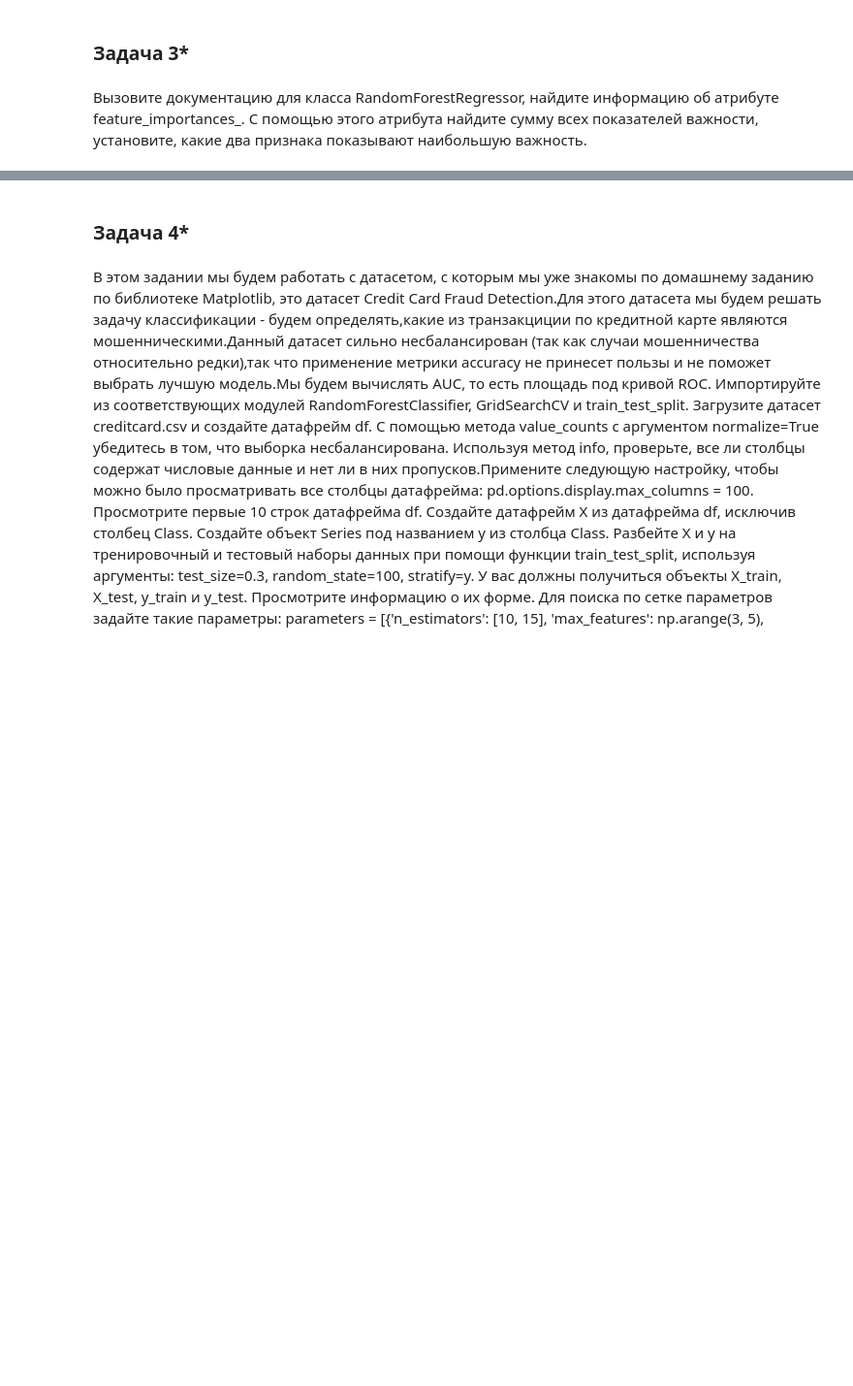
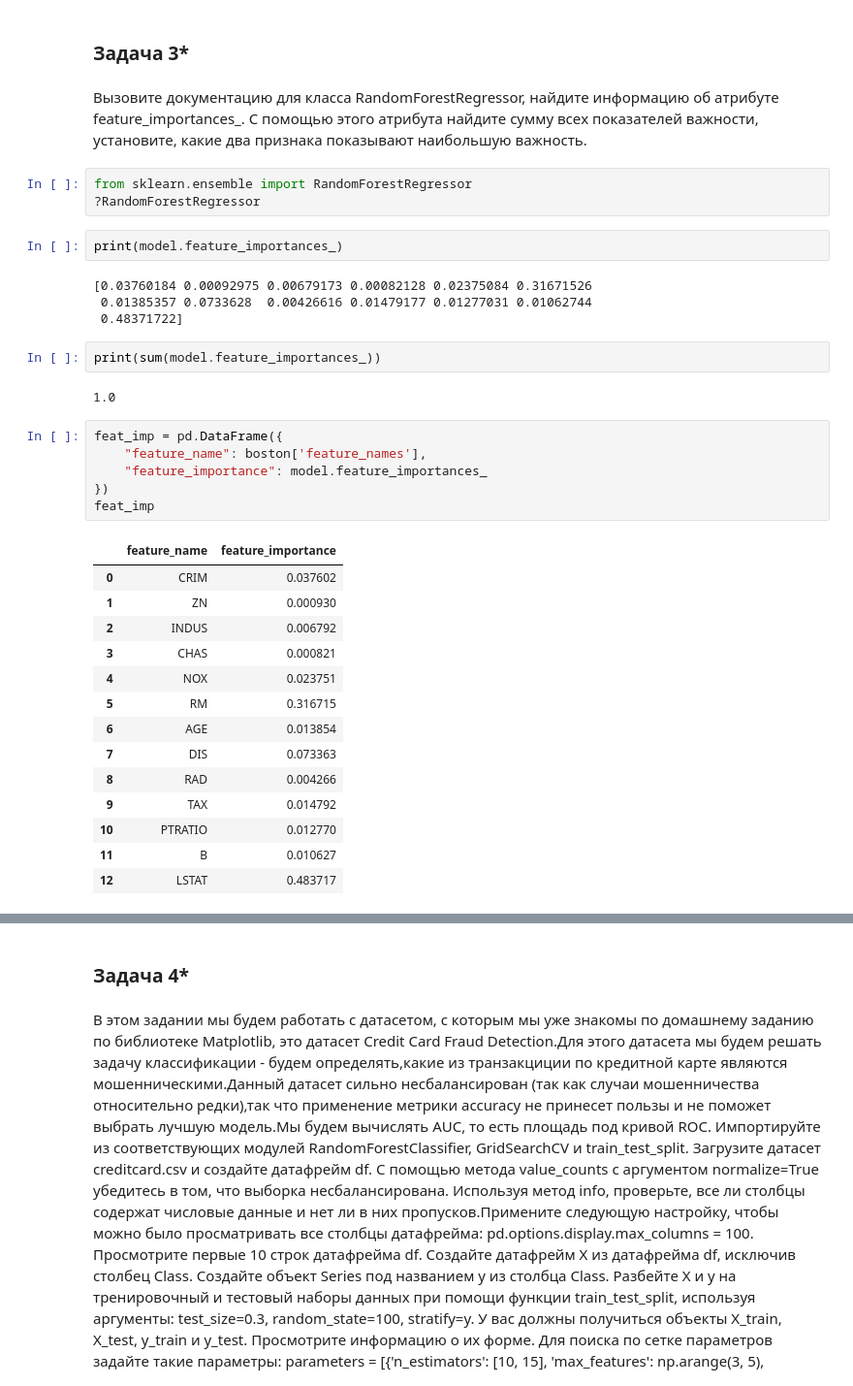
Before and after one commit to vit050587/Python-for-Data-Science, a Jupyter notebook: Python_Lib.ipynb, the cells around one changed output, grey strips where cells are left out. Shown at 97% size. Cells and saved outputs as stored; diff of their text form; blank space fills up the shorter version.

```diff
--- a/Python_Lib.ipynb
+++ b/Python_Lib.ipynb
@@ -1013,3 +1013,37 @@ True
 найдите информацию об атрибуте feature_importances_.
 С помощью этого атрибута найдите сумму всех показателей важности,
 установите, какие два признака показывают наибольшую важность.
+# %%
+from sklearn.ensemble import RandomForestRegressor
+?RandomForestRegressor
+# %%
+print(model.feature_importances_)
+# %% [output]
+[0.03760184 0.00092975 0.00679173 0.00082128 0.02375084 0.31671526
+ 0.01385357 0.0733628  0.00426616 0.01479177 0.01277031 0.01062744
+ 0.48371722]
+# %%
+print(sum(model.feature_importances_))
+# %% [output]
+1.0
+# %%
+feat_imp = pd.DataFrame({
+    "feature_name": boston['feature_names'],
+    "feature_importance": model.feature_importances_
+})
+feat_imp
+# %% [output]
+|  | feature_name | feature_importance |
+| 0 | CRIM | 0.037602 |
+| 1 | ZN | 0.000930 |
+| 2 | INDUS | 0.006792 |
+| 3 | CHAS | 0.000821 |
+| 4 | NOX | 0.023751 |
+| 5 | RM | 0.316715 |
+| 6 | AGE | 0.013854 |
+| 7 | DIS | 0.073363 |
+| 8 | RAD | 0.004266 |
+| 9 | TAX | 0.014792 |
+| 10 | PTRATIO | 0.012770 |
+| 11 | B | 0.010627 |
+| 12 | LSTAT | 0.483717 |
```
Also changed, not shown: parts of 19 cells of this notebook.
